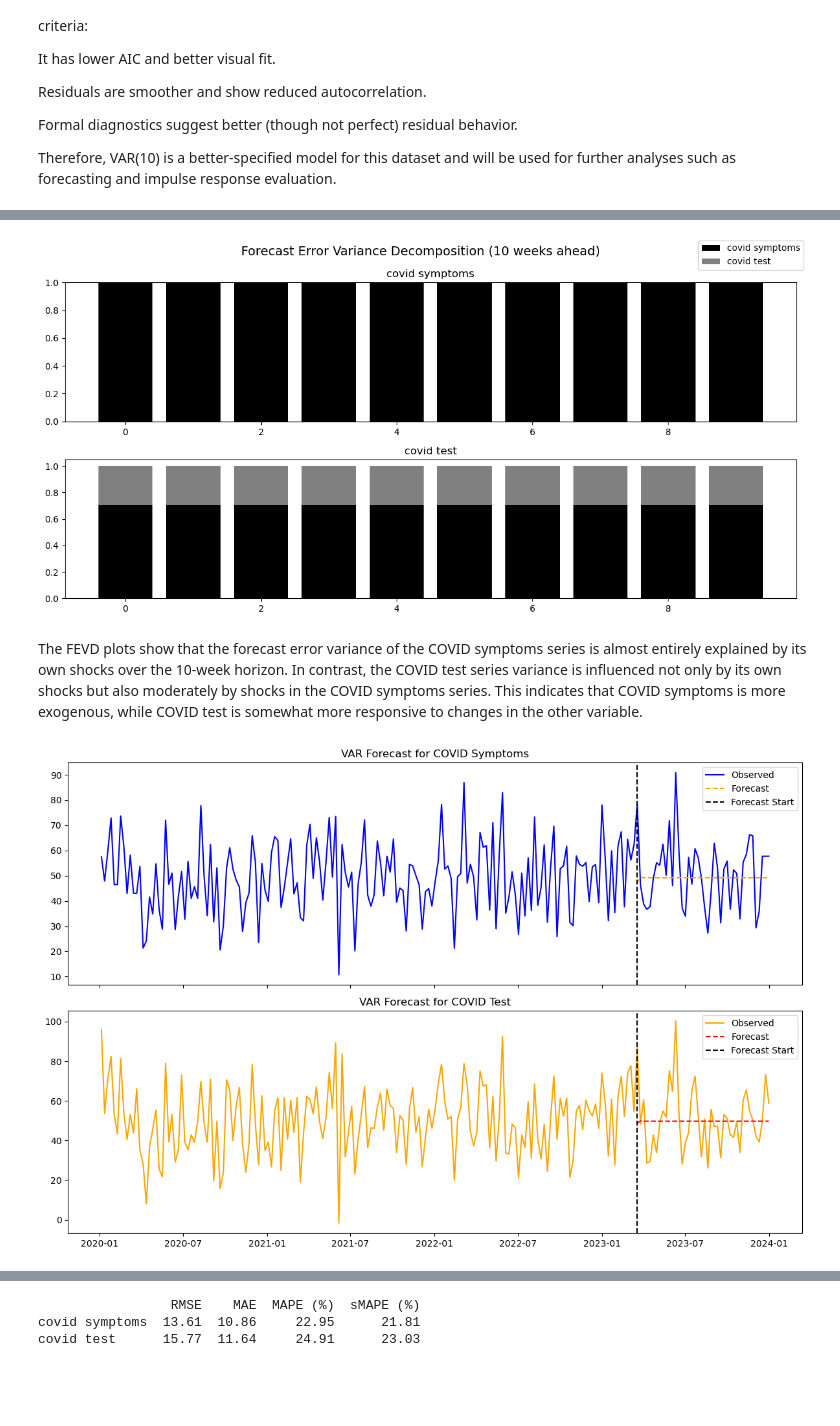
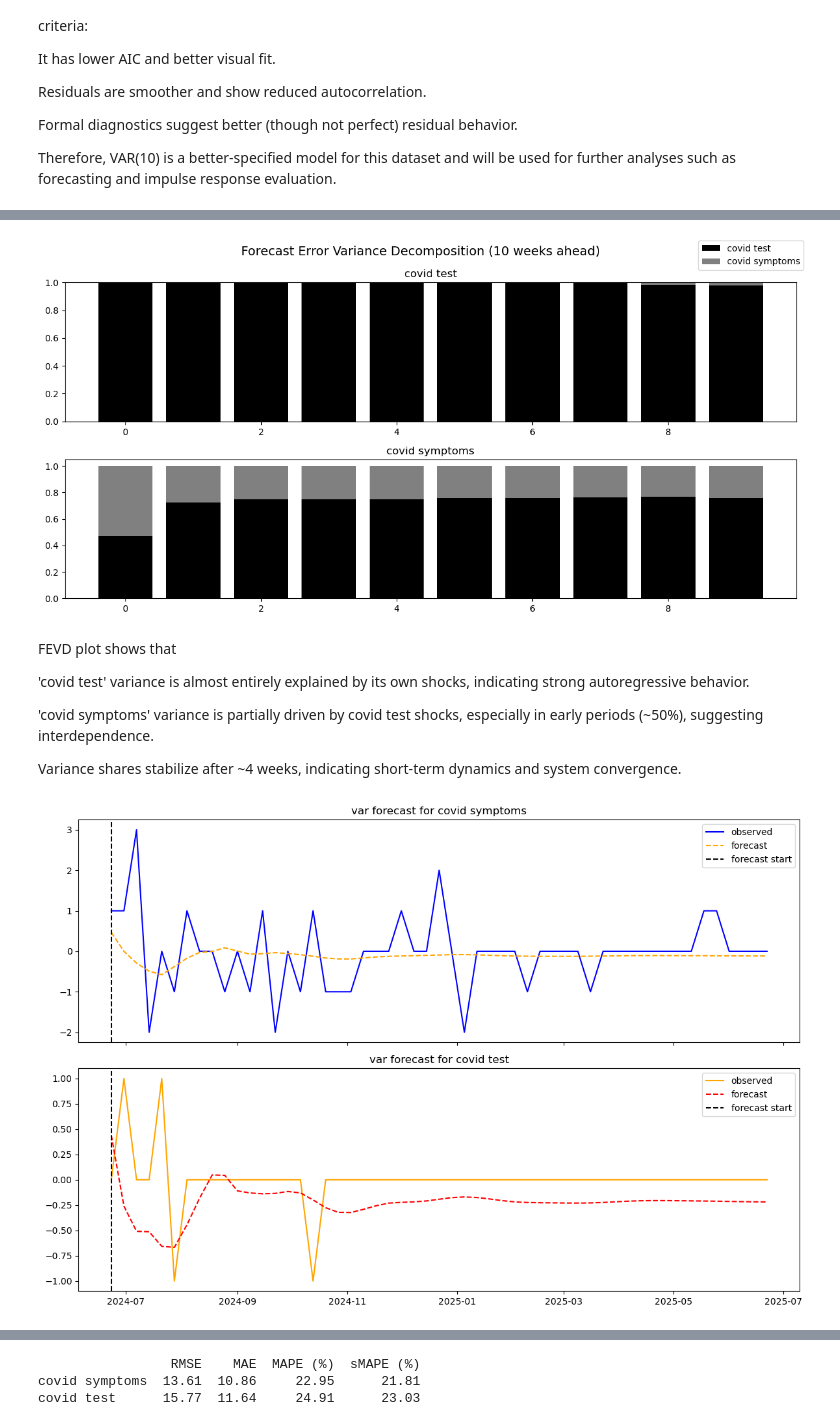
Before and after one commit to sevintanerdi/TSAproject, a Jupyter notebook: TSA_analysis.ipynb, the cells around one changed output, grey strips where cells are left out. Cells and saved outputs as stored; diff of their text form; code cells hidden in the pictures; blank space fills up the shorter version.

Commit message:
Impulse response function, FEVD and forecast completed for VAR(10)

```diff
--- a/TSA_analysis.ipynb
+++ b/TSA_analysis.ipynb
@@ -625,46 +618,52 @@ These results suggest limited short-term interactions between the two series.
 # %%
 # Calculate FEVD from fitted VAR(1) model
-fevd_var = var_results.fevd(10) # 10 steps ahead
+fevd_var10 = var10_model.fevd(10) # 10 steps ahead
 
 # Plot FEVD
-fevd_var.plot(figsize=(12,6))
+fevd_var10.plot(figsize=(12,6))
 plt.suptitle("Forecast Error Variance Decomposition (10 weeks ahead)", fontsize=14)
 plt.tight_layout()
 plt.show()
 # %% [output]
-[figure, old version]
+[figure, new version]
 # %% [markdown]
-The FEVD plots show that the forecast error variance of the COVID symptoms series is almost entirely explained by its own shocks over the 10-week horizon. In contrast, the COVID test series variance is influenced not only by its own shocks but also moderately by shocks in the COVID symptoms series. This indicates that COVID symptoms is more exogenous, while COVID test is somewhat more responsive to changes in the other variable.
+FEVD plot shows that
+
+'covid test' variance is almost entirely explained by its own shocks, indicating strong autoregressive behavior.
+
+'covid symptoms' variance is partially driven by covid test shocks, especially in early periods (~50%), suggesting interdependence.
+
+Variance shares stabilize after ~4 weeks, indicating short-term dynamics and system convergence.
 # %%
-forecast_steps = len(test_data)
-forecast_input = train_data[['covid symptoms', 'covid test']].values[-var_results.k_ar:]
-forecast_var = var_results.forecast(y=forecast_input, steps=len(test_data))
+forecast_steps = len(test)
+forecast_input = train[['covid symptoms', 'covid test']].values[-var10_model.k_ar:]
+forecast_var10 = var10_model.forecast(y=forecast_input, steps=len(test))
 
-forecast_index = test_data.index
-forecast_df_var = pd.DataFrame(
-    forecast_var,
+forecast_index = test.index
+forecast_df_var10 = pd.DataFrame(
+    forecast_var10,
     index=forecast_index,
     columns=['covid symptoms', 'covid test']
 )
 # %%
 fig, axes = plt.subplots(2, 1, figsize=(12, 8), sharex=True)
 
-# COVID Symptoms
-axes[0].plot(data['covid symptoms'], label='Observed', color='blue')
-axes[0].plot(forecast_df_var['covid symptoms'], label='Forecast', color='orange', linestyle='--')
-axes[0].set_title('VAR Forecast for COVID Symptoms')
-axes[0].axvline(x=forecast_df_var.index[0], color='black', linestyle='--', label='Forecast Start')
+# covid symptoms
+axes[0].plot(test['covid symptoms'], label='observed', color='blue')
+axes[0].plot(forecast_df_var10['covid symptoms'], label='forecast', color='orange', linestyle='--')
+axes[0].set_title('var forecast for covid symptoms')
+axes[0].axvline(x=forecast_df_var10.index[0], color='black', linestyle='--', label='forecast start')
 axes[0].legend()
 
-# COVID Test
-axes[1].plot(data['covid test'], label='Observed', color='orange')
-axes[1].plot(forecast_df_var['covid test'], label='Forecast', color='red', linestyle='--')
-axes[1].set_title('VAR Forecast for COVID Test')
-axes[1].axvline(x=forecast_df_var.index[0], color='black', linestyle='--', label='Forecast Start')
+# covid test
+axes[1].plot(test['covid test'], label='observed', color='orange')
+axes[1].plot(forecast_df_var10['covid test'], label='forecast', color='red', linestyle='--')
+axes[1].set_title('var forecast for covid test')
+axes[1].axvline(x=forecast_df_var10.index[0], color='black', linestyle='--', label='forecast start')
 axes[1].legend()
 
 plt.tight_layout()
 plt.show()
 # %% [output]
-[figure, old version]
+[figure, new version]
 # %% [markdown]
```
Also changed, not shown: parts of 3 cells of this notebook.
